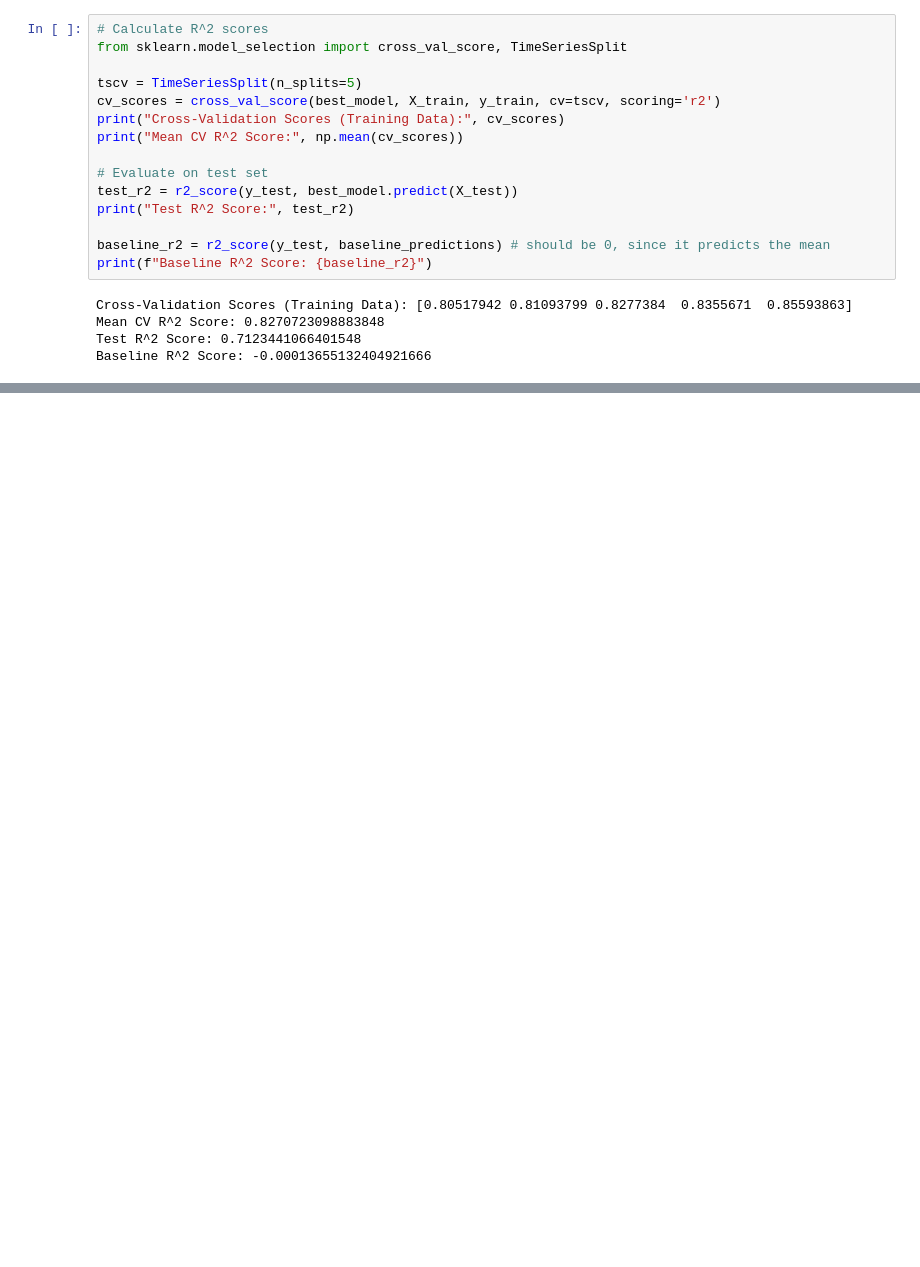
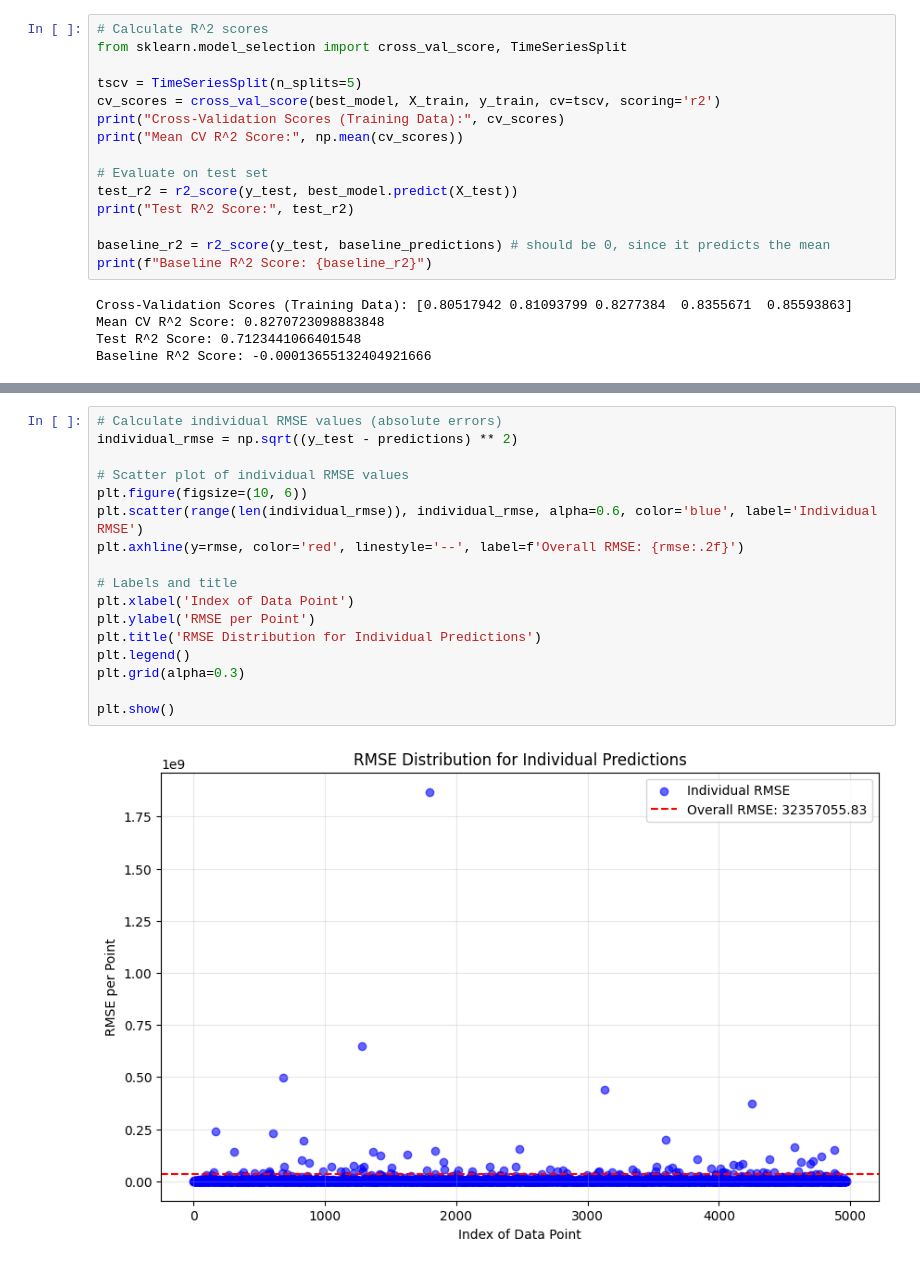
Before and after one commit to alainalin/JPMC-analysis-tool, a Jupyter notebook: naive_xgboost.ipynb, the cells around one changed output, grey strips where cells are left out. Cells and saved outputs as stored; diff of their text form; blank space fills up the shorter version.

```diff
--- a/naive_xgboost.ipynb
+++ b/naive_xgboost.ipynb
@@ -159,0 +216,19 @@ plt.show()
+# %%
+# Calculate individual RMSE values (absolute errors)
+individual_rmse = np.sqrt((y_test - predictions) ** 2)
+
+# Scatter plot of individual RMSE values
+plt.figure(figsize=(10, 6))
+plt.scatter(range(len(individual_rmse)), individual_rmse, alpha=0.6, color='blue', label='Individual RMSE')
+plt.axhline(y=rmse, color='red', linestyle='--', label=f'Overall RMSE: {rmse:.2f}')
+
+# Labels and title
+plt.xlabel('Index of Data Point')
+plt.ylabel('RMSE per Point')
+plt.title('RMSE Distribution for Individual Predictions')
+plt.legend()
+plt.grid(alpha=0.3)
+
+plt.show()
+# %% [output]
+[figure, added]
```
Also changed, not shown: parts of 5 cells of this notebook.
